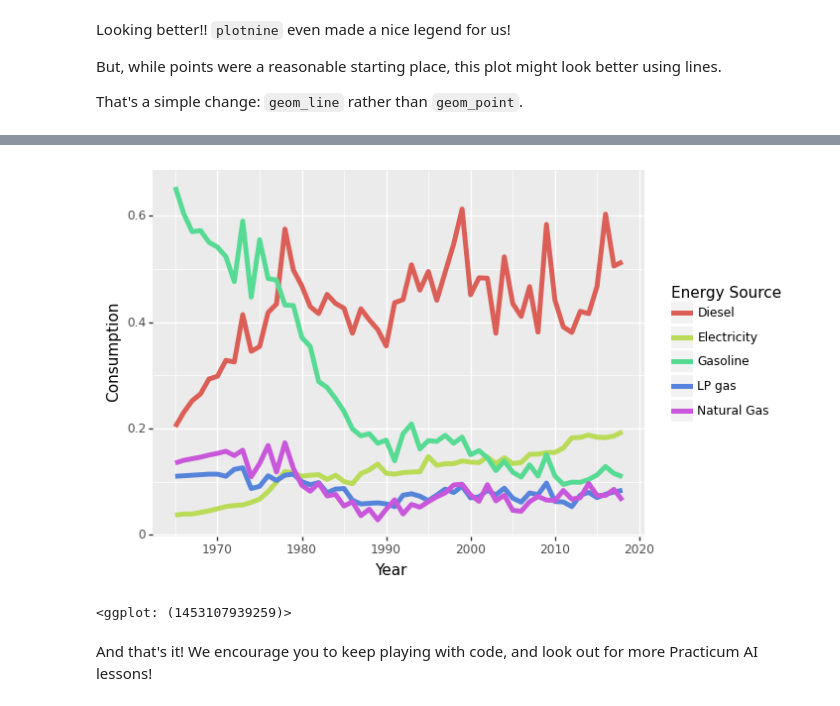
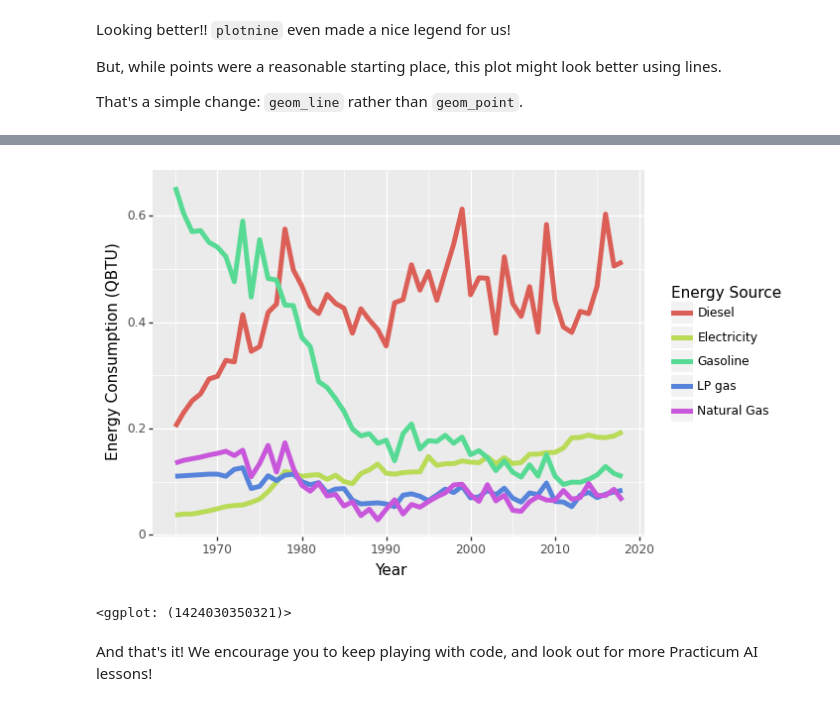
Before and after one commit to AlexJaffe-design/python-for-ai3, a Jupyter notebook: 04_more_data_visualization.ipynb, the cells around one changed output, grey strips where cells are left out. Saved outputs shown, nothing was run; the diff lists cells and outputs as text; code cells hidden in the pictures.

```diff
--- a/04_more_data_visualization.ipynb
+++ b/04_more_data_visualization.ipynb
@@ -328,12 +331,13 @@ There are a few more things we could do. Use the [`plotnine` documentation](http
 # %%
 # Add your code here
 (p9.ggplot(energy_data_long,
            mapping=p9.aes(x='Year',y='Consumption', color='Energy Source'))
     + p9.geom_line(size=2)
+    + p9.labs(y='Energy Consumption (QBTU)')
 )
 # %% [output]
-[figure, old version]
+[figure, new version]
-<ggplot: (1453107939259)>
+<ggplot: (1424030350321)>
 # %% [markdown]
 And that's it! We encourage you to keep playing with code, and look out for more Practicum AI lessons!
 # %% [markdown]
```
Also changed, not shown: parts of 12 cells of this notebook.
